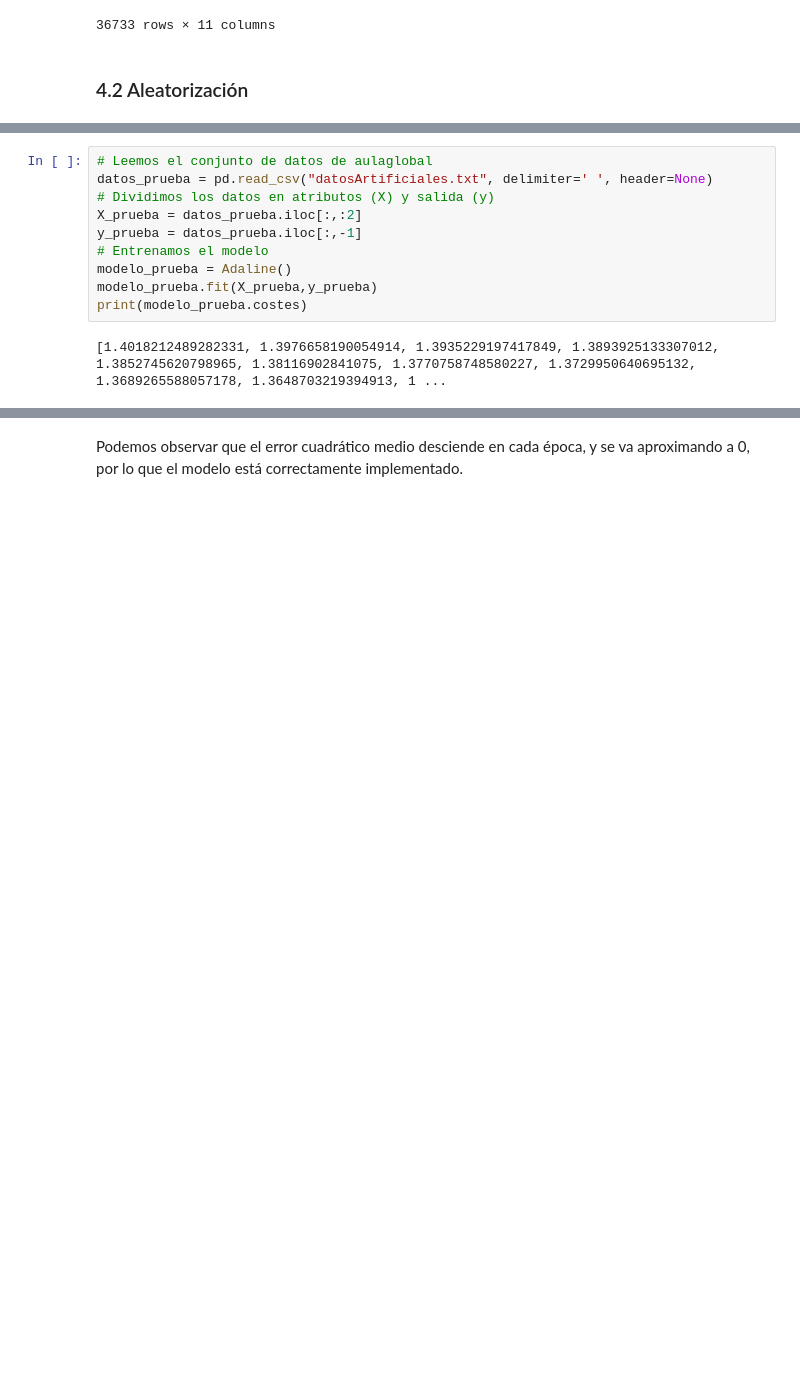
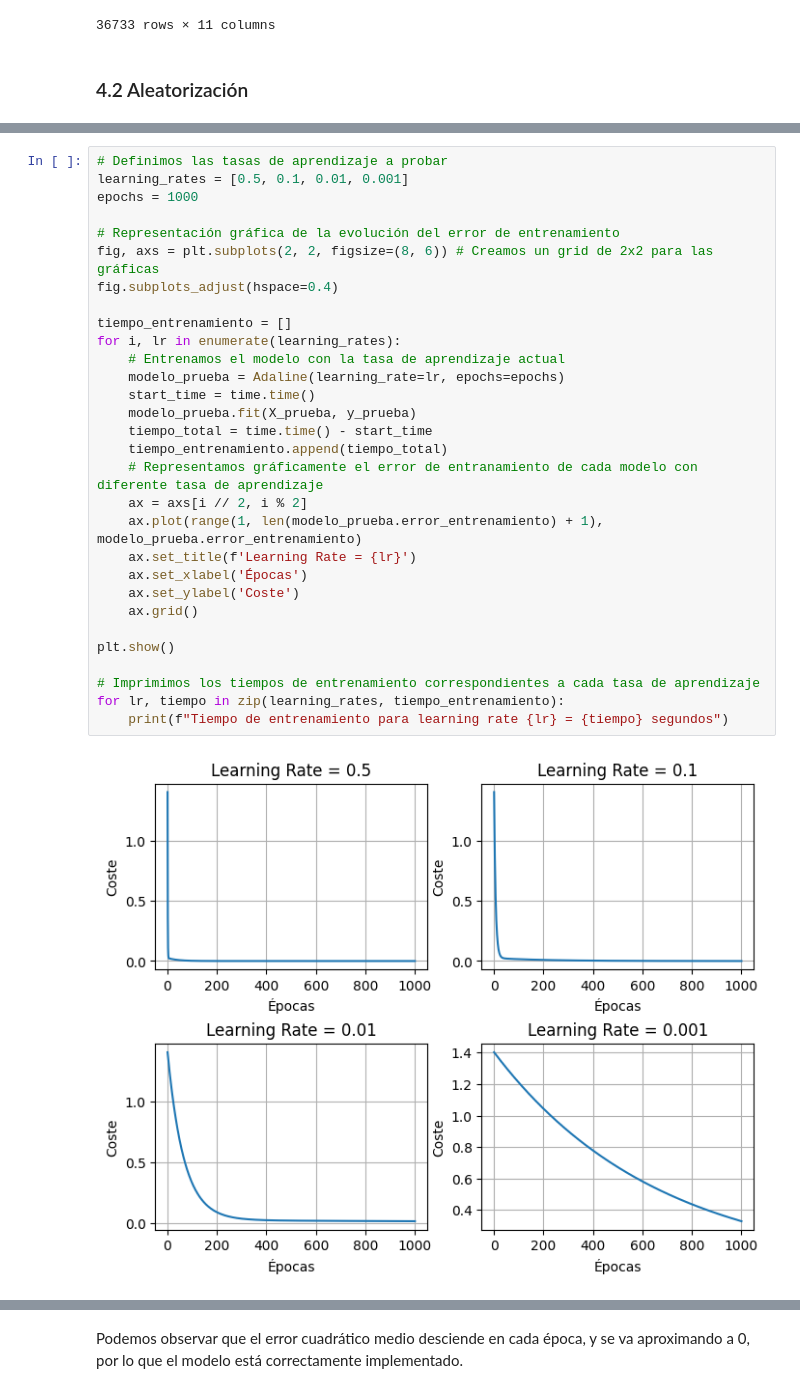
Before and after one commit to cabamarcos/Gas-Turbine-Emission-Prediction, a Jupyter notebook: P1_RRNN.ipynb, the cells around one changed output, grey strips where cells are left out. Cells and saved outputs as stored; diff of their text form; blank space fills up the shorter version.

```diff
--- a/P1_RRNN.ipynb
+++ b/P1_RRNN.ipynb
@@ -203,12 +240,32 @@ A continuación, comprobamos nuestra implementación del Adaline utilizando los
-# %%
-# Leemos el conjunto de datos de aulaglobal
-datos_prueba = pd.read_csv("datosArtificiales.txt", delimiter=' ', header=None)
-# Dividimos los datos en atributos (X) y salida (y)
-X_prueba = datos_prueba.iloc[:,:2]
-y_prueba = datos_prueba.iloc[:,-1]
-# Entrenamos el modelo
-modelo_prueba = Adaline()
-modelo_prueba.fit(X_prueba,y_prueba)
-print(modelo_prueba.costes)
-# %% [output]
-[1.4018212489282331, 1.3976658190054914, 1.3935229197417849, 1.3893925133307012, 1.3852745620798965, 1.38116902841075, 1.3770758748580227, 1.3729950640695132, 1.3689265588057178, 1.3648703219394913, 1 ...
+# %%
+# Definimos las tasas de aprendizaje a probar
+learning_rates = [0.5, 0.1, 0.01, 0.001]
+epochs = 1000
+
+# Representación gráfica de la evolución del error de entrenamiento
+fig, axs = plt.subplots(2, 2, figsize=(8, 6)) # Creamos un grid de 2x2 para las gráficas
+fig.subplots_adjust(hspace=0.4)
+
+tiempo_entrenamiento = []
+for i, lr in enumerate(learning_rates):
+    # Entrenamos el modelo con la tasa de aprendizaje actual
+    modelo_prueba = Adaline(learning_rate=lr, epochs=epochs)
+    start_time = time.time()
+    modelo_prueba.fit(X_prueba, y_prueba)
+    tiempo_total = time.time() - start_time
+    tiempo_entrenamiento.append(tiempo_total)
+    # Representamos gráficamente el error de entranamiento de cada modelo con diferente tasa de aprendizaje
+    ax = axs[i // 2, i % 2]
+    ax.plot(range(1, len(modelo_prueba.error_entrenamiento) + 1), modelo_prueba.error_entrenamiento)
+    ax.set_title(f'Learning Rate = {lr}')
+    ax.set_xlabel('Épocas')
+    ax.set_ylabel('Coste')
+    ax.grid()
+
+plt.show()
+
+# Imprimimos los tiempos de entrenamiento correspondientes a cada tasa de aprendizaje
+for lr, tiempo in zip(learning_rates, tiempo_entrenamiento):
+    print(f"Tiempo de entrenamiento para learning rate {lr} = {tiempo} segundos")
+# %% [output]
+[figure, added]
```
Also changed, not shown: parts of 28 cells of this notebook.
